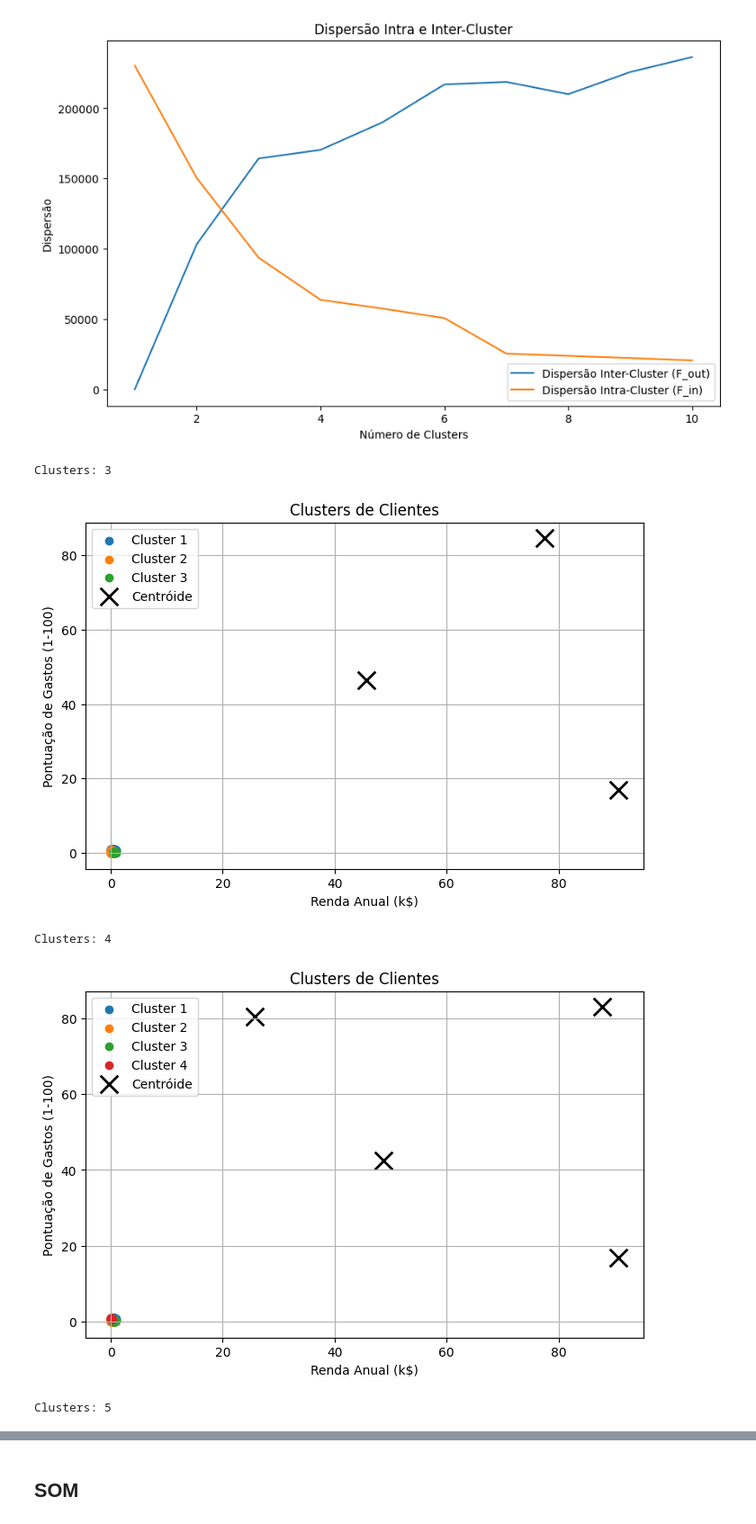
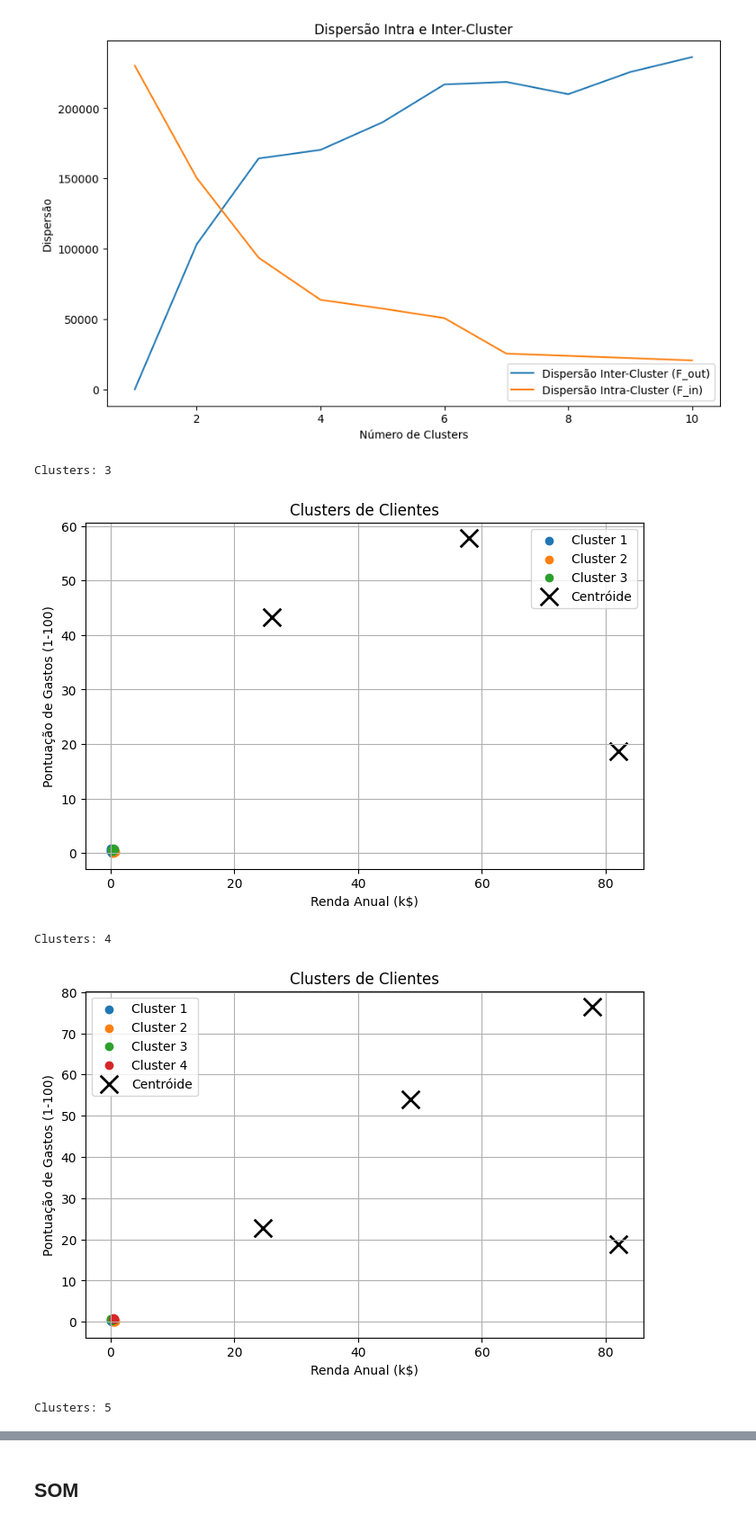
Before and after one commit to carlosgttfs/Redes-N-o-Supervisionadas, a Jupyter notebook: Trabalho Final.ipynb, the cells around one changed output, grey strips where cells are left out. Shown at 90% size. Cells and saved outputs as stored; diff of their text form; code cells hidden in the pictures.

```diff
--- a/Trabalho Final.ipynb
+++ b/Trabalho Final.ipynb
@@ -504,30 +504,30 @@ Clusters: 2
 # %%
 # Testando o valor da heurística maior queda (3) e observação (5)
 for optimal_clusters in [3, 4, 5]:
     print(f"Clusters: {optimal_clusters}")
     X_train, X_val = train_test_split(data_normalized, test_size=0.2, random_state=42)
-    kmeans = KMeans(n_clusters=optimal_clusters, random_state=0).fit(X_train)
+    kmeans = KMeans(n_clusters=optimal_clusters, random_state=0).fit(X_val)
 
     # Obtendo os centróides e rótulos
     m_0 = scaler.inverse_transform(kmeans.cluster_centers_)
     labels = kmeans.labels_
 
     # Plotando os clusters e seus centróides
     plt.figure(figsize=(8, 5))
     for i in range(optimal_clusters):
-        cluster_points = X_train[labels == i]
+        cluster_points = X_val[labels == i]
         plt.scatter(cluster_points[:, 0], cluster_points[:, 1], label=f"Cluster {i+1}")
 
     plt.scatter(m_0[:, 0], m_0[:, 1], marker='x', s=200, linewidths=2, color='k', label='Centróide')
     plt.title("Clusters de Clientes")
     plt.xlabel("Renda Anual (k$)")
     plt.ylabel("Pontuação de Gastos (1-100)")
     plt.legend()
     plt.grid()
     plt.show()
 # %% [output]
 Clusters: 3
-[figure, old version]
+[figure, new version]
 Clusters: 4
-[figure, old version]
+[figure, new version]
 Clusters: 5
```
Also changed, not shown: parts of 7 cells of this notebook.
